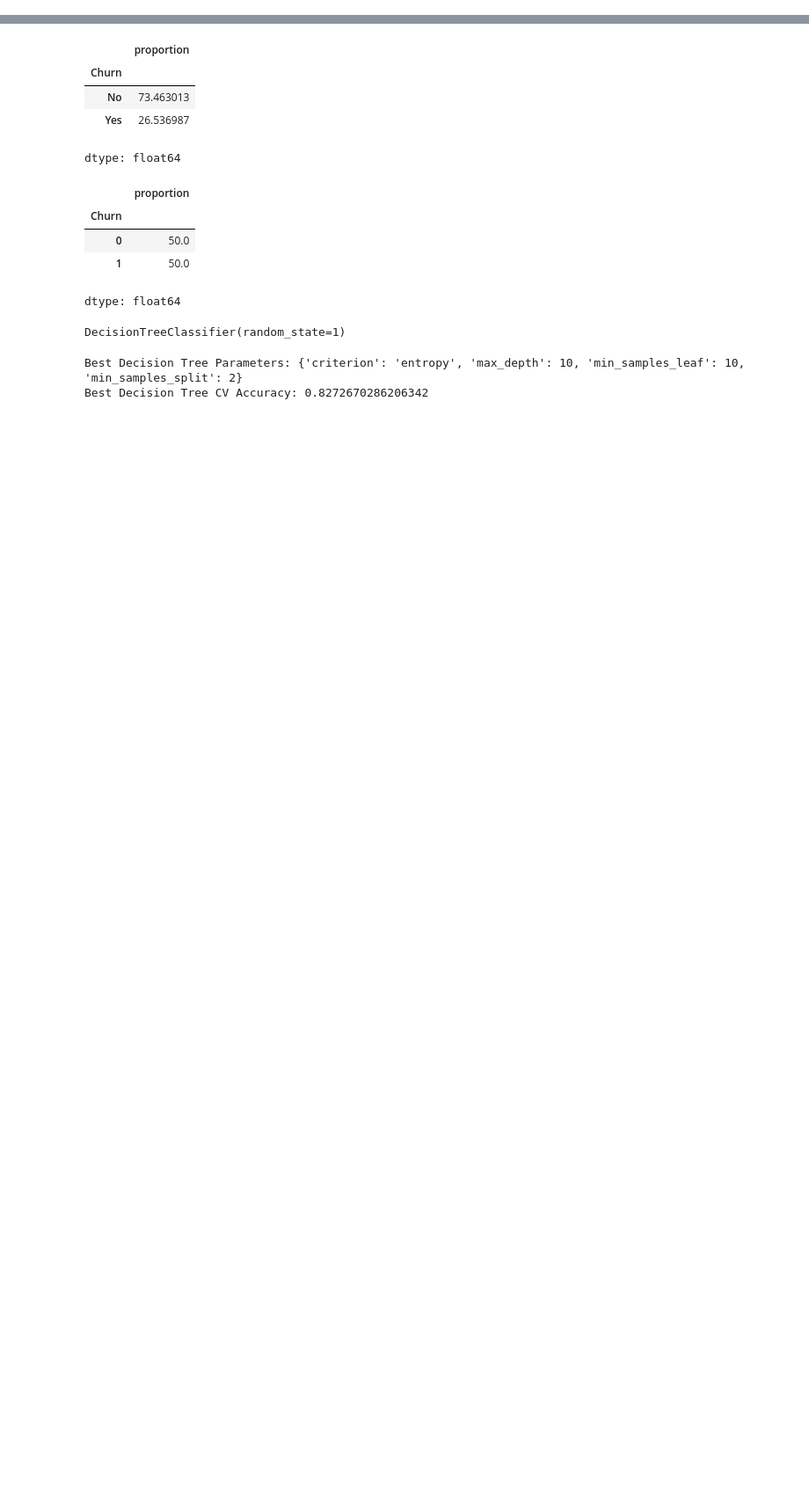
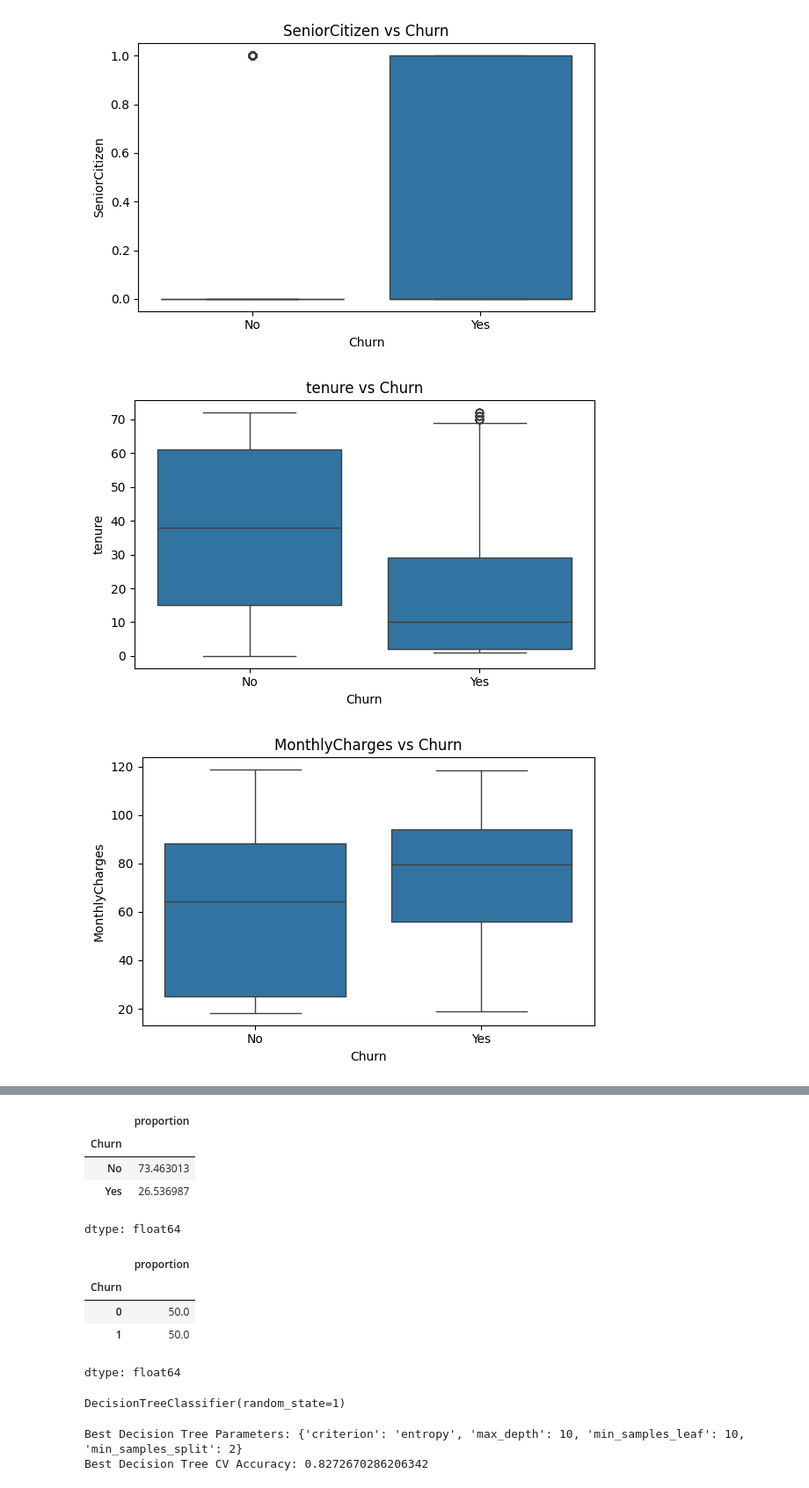
Before and after one commit to viduliyanage7/ML-CW, a Jupyter notebook: cw.ipynb, the cells around one changed output, grey strips where cells are left out. Shown at 88% size. Cells and saved outputs as stored; diff of their text form; code cells hidden in the pictures; blank space fills up the shorter version.

```diff
--- a/cw.ipynb
+++ b/cw.ipynb
@@ -16,0 +86,33 @@ df = pd.read_csv("data.csv")
+# %%
+# Identify ID column (change name if needed)
+id_col = "customerID"   # or whatever your ID column is
+target = "Churn"
+
+# Separate numeric and categorical columns
+numeric_cols = df.select_dtypes(include=["int64", "float64"]).columns
+categorical_cols = df.select_dtypes(include=["object", "category"]).columns
+
+# Remove target and ID from lists if present
+numeric_cols = [col for col in numeric_cols if col not in [id_col, target]]
+categorical_cols = [col for col in categorical_cols if col not in [id_col, target]]
+
+# -------- Boxplots for numeric columns --------
+for col in numeric_cols:
+    plt.figure(figsize=(6, 4))
+    sns.boxplot(x=target, y=col, data=df)
+    plt.title(f"{col} vs {target}")
+    plt.tight_layout()
+    plt.show()
+
+# -------- Countplots for categorical columns --------
+for col in categorical_cols:
+    plt.figure(figsize=(6, 4))
+    sns.countplot(x=col, hue=target, data=df)
+    plt.title(f"{col} vs {target}")
+    plt.xticks(rotation=20)
+    plt.tight_layout()
+    plt.show()
+# %% [output]
+[figure, added]
+[figure, added]
+[figure, added]
```
Also changed, not shown: parts of 23 cells of this notebook.
